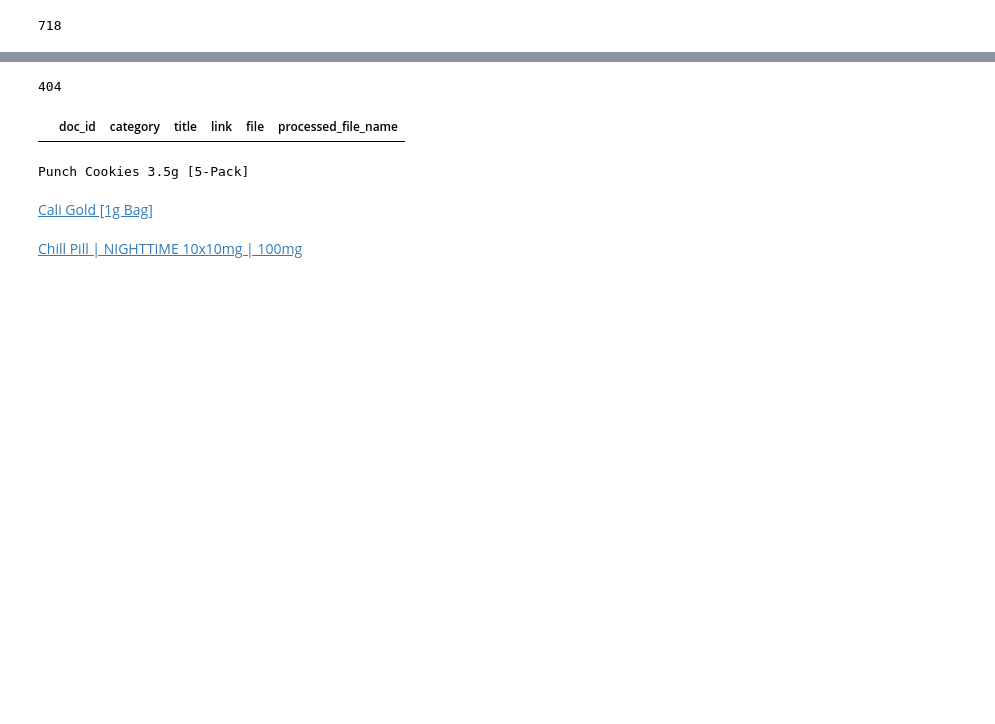
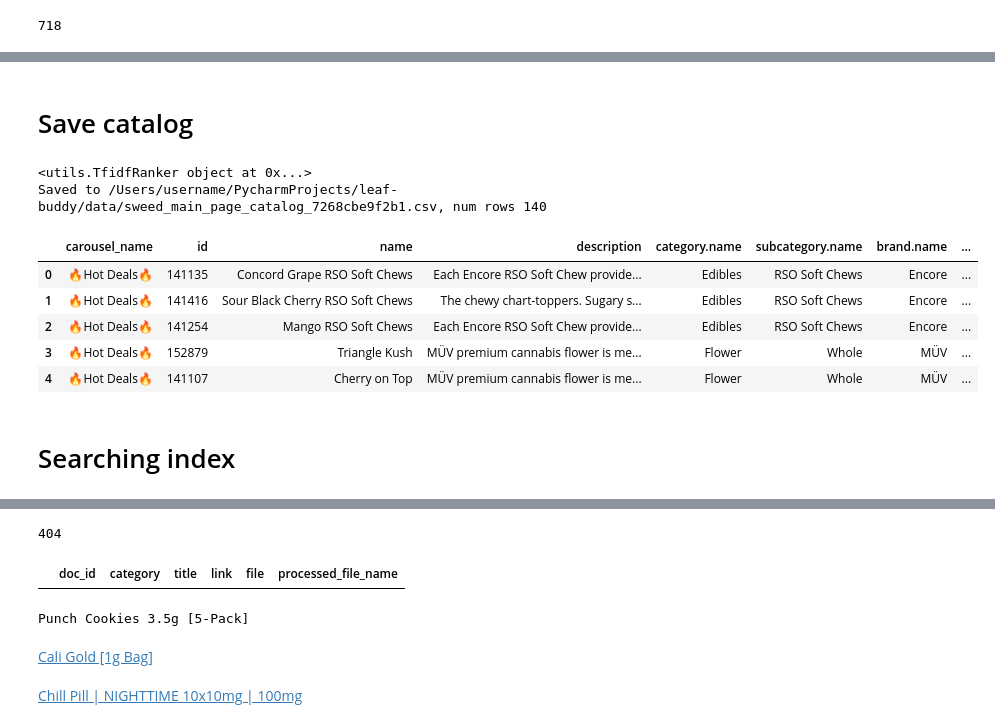
Before and after one commit to aleksandr-dzhumurat/leaf-buddy, a Jupyter notebook: jupyter_notebooks/eda.ipynb, the cells around one changed output, grey strips where cells are left out. Saved outputs shown, nothing was run; the diff lists cells and outputs as text; code cells hidden in the pictures; blank space fills up the shorter version.

```diff
--- a/jupyter_notebooks/eda.ipynb
+++ b/jupyter_notebooks/eda.ipynb
@@ -335,0 +270,13 @@ matching_dataset_df.head()
+# %%
+# csv_path = '/Users/username/PycharmProjects/ml-research/data/muv_fl_pensacola_catalog.csv'
+
+# pensacola_catalog_df = pd.read_csv(csv_path)
+# print(pensacola_catalog_df.shape[0])
+# pensacola_catalog_df.head()
+from utils import read_json
+from matching import prepare_main_page_catalog
+
+json_catalog_file_name = 'get_product_carousel_list.json'
+main_page_json = read_json('/Users/username/PycharmProjects/ml-research/data/pipelines_data', json_catalog_file_name)
+ecom_main_page_catalog_df = prepare_main_page_catalog(main_page_json)
+ecom_main_page_catalog_df.head(3)
@@ -336 +293,37 @@ matching_dataset_df.head()
+# %% [markdown]
+# Save catalog
+# %%
+from matching import match_ecom_catalog_to_sweed_catalog
+from utils import TfidfRanker
+
+corpus = [
+    (
+        row['ProductID'],
+        f"{row['ProductName']} {row['ProductBrand']} {row['ProductCategory']}"
+    )
+    for rn, row in sweed_catalog_df.iterrows()
+]
+sweed_index = TfidfRanker(corpus)
+print(sweed_index)
+
+matched_ecom_main_page_catalog_df = match_ecom_catalog_to_sweed_catalog(ecom_main_page_catalog_df, sweed_catalog_df, sweed_index)
+# ecom_catalog_df.to_csv(os.path.join(data_dir, 'muv_fl_pensacola_catalog.csv'), index=False)
+excluded_cols = ['images', 'carousel_id', 'strain.prevalence.id', 'strain.terpenes', 'strain', 'strain.flavors']
+cols = [i for i in matched_ecom_main_page_catalog_df.columns if i not in excluded_cols]
+data_version = '7268cbe9f2b1'
+matched_catalog_path = os.path.join(os.environ['ROOT_DATA_DIR'], f'sweed_main_page_catalog_{data_version}.csv')
+matched_ecom_main_page_catalog_df[cols].to_csv(matched_catalog_path, index=False)
+print(f'Saved to {catalog_path}, num rows {matched_ecom_main_page_catalog_df.shape[0]}')
+matched_ecom_main_page_catalog_df[cols].head()
+# %% [output]
+<utils.TfidfRanker object at 0x...>
+Saved to /Users/username/PycharmProjects/leaf-buddy/data/sweed_main_page_catalog_7268cbe9f2b1.csv, num rows 140
+|  | carousel_name | id | name | description | category.name | subcategory.name | brand.name | ... |
+| 0 | 🔥Hot Deals🔥 | 141135 | Concord Grape RSO Soft Chews | Each Encore RSO Soft Chew provide... | Edibles | RSO Soft Chews | Encore | ... |
+| 1 | 🔥Hot Deals🔥 | 141416 | Sour Black Cherry RSO Soft Chews | The chewy chart-toppers. Sugary s... | Edibles | RSO Soft Chews | Encore | ... |
+| 2 | 🔥Hot Deals🔥 | 141254 | Mango RSO Soft Chews | Each Encore RSO Soft Chew provide... | Edibles | RSO Soft Chews | Encore | ... |
+| 3 | 🔥Hot Deals🔥 | 152879 | Triangle Kush | MÜV premium cannabis flower is me... | Flower | Whole | MÜV | ... |
+| 4 | 🔥Hot Deals🔥 | 141107 | Cherry on Top | MÜV premium cannabis flower is me... | Flower | Whole | MÜV | ... |
+# %% [markdown]
+# Searching index
 # %%
```
Also changed, not shown: parts of 23 cells of this notebook, 4 other files.
